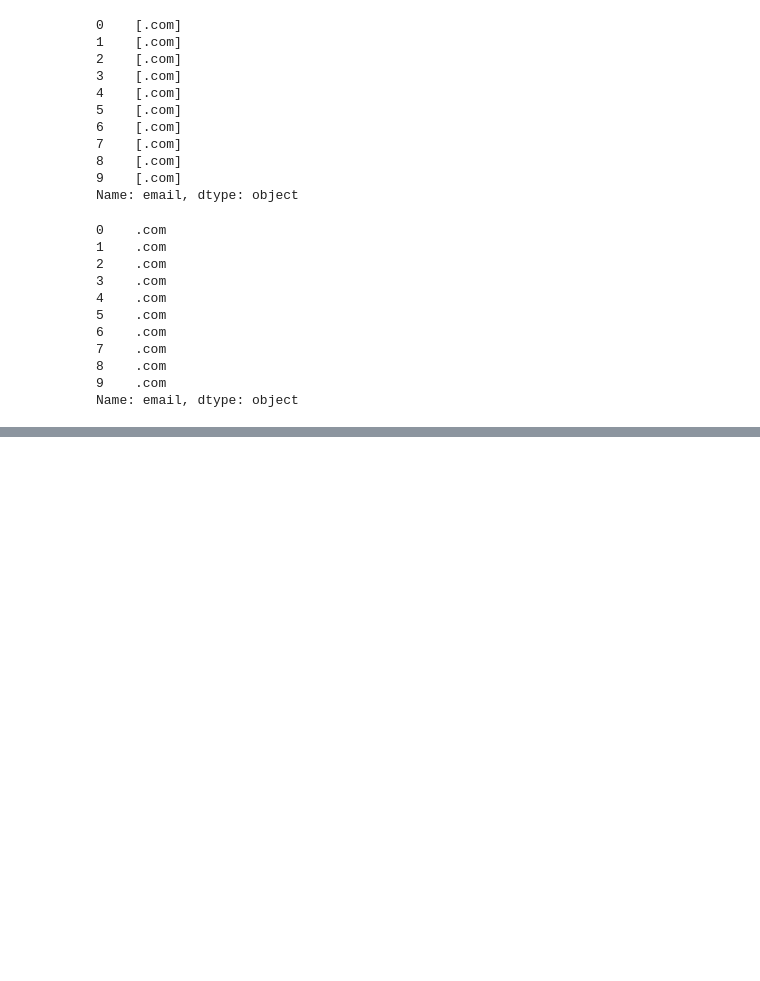
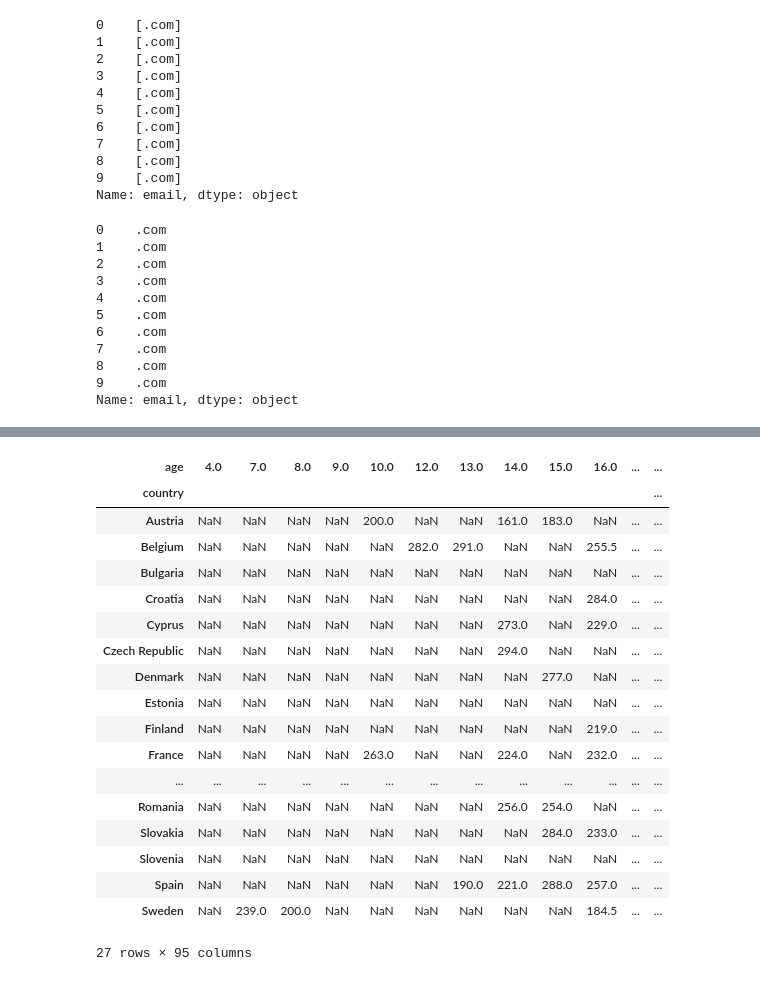
Before and after one commit to fsmehyl/data_science, a Jupyter notebook: skillmea_kurz_pandas.ipynb, the cells around one changed output, grey strips where cells are left out. Saved outputs shown, nothing was run; the diff lists cells and outputs as text; code cells hidden in the pictures; blank space fills up the shorter version.

```diff
--- a/skillmea_kurz_pandas.ipynb
+++ b/skillmea_kurz_pandas.ipynb
@@ -309,0 +430,27 @@ kontakty['name'].str.get_dummies()
+# %%
+pd.reset_option('display.max_columns')
+group.pivot_table(
+    index= 'country',
+    values= 'cholesterol_level',
+    columns= 'age'
+)
+# %% [output]
+| age | 4.0 | 7.0 | 8.0 | 9.0 | 10.0 | 12.0 | 13.0 | 14.0 | 15.0 | 16.0 | ... | ... |
+| country |  |  |  |  |  |  |  |  |  |  |  | ... |
+| Austria | NaN | NaN | NaN | NaN | 200.0 | NaN | NaN | 161.0 | 183.0 | NaN | ... | ... |
+| Belgium | NaN | NaN | NaN | NaN | NaN | 282.0 | 291.0 | NaN | NaN | 255.5 | ... | ... |
+| Bulgaria | NaN | NaN | NaN | NaN | NaN | NaN | NaN | NaN | NaN | NaN | ... | ... |
+| Croatia | NaN | NaN | NaN | NaN | NaN | NaN | NaN | NaN | NaN | 284.0 | ... | ... |
+| Cyprus | NaN | NaN | NaN | NaN | NaN | NaN | NaN | 273.0 | NaN | 229.0 | ... | ... |
+| Czech Republic | NaN | NaN | NaN | NaN | NaN | NaN | NaN | 294.0 | NaN | NaN | ... | ... |
+| Denmark | NaN | NaN | NaN | NaN | NaN | NaN | NaN | NaN | 277.0 | NaN | ... | ... |
+| Estonia | NaN | NaN | NaN | NaN | NaN | NaN | NaN | NaN | NaN | NaN | ... | ... |
+| Finland | NaN | NaN | NaN | NaN | NaN | NaN | NaN | NaN | NaN | 219.0 | ... | ... |
+| France | NaN | NaN | NaN | NaN | 263.0 | NaN | NaN | 224.0 | NaN | 232.0 | ... | ... |
+| ... | ... | ... | ... | ... | ... | ... | ... | ... | ... | ... | ... | ... |
+| Romania | NaN | NaN | NaN | NaN | NaN | NaN | NaN | 256.0 | 254.0 | NaN | ... | ... |
+| Slovakia | NaN | NaN | NaN | NaN | NaN | NaN | NaN | NaN | 284.0 | 233.0 | ... | ... |
+| Slovenia | NaN | NaN | NaN | NaN | NaN | NaN | NaN | NaN | NaN | NaN | ... | ... |
+| Spain | NaN | NaN | NaN | NaN | NaN | NaN | 190.0 | 221.0 | 288.0 | 257.0 | ... | ... |
+| Sweden | NaN | 239.0 | 200.0 | NaN | NaN | NaN | NaN | NaN | NaN | 184.5 | ... | ... |
+27 rows × 95 columns
```
Also changed, not shown: parts of 40 cells of this notebook, 3 other files.
